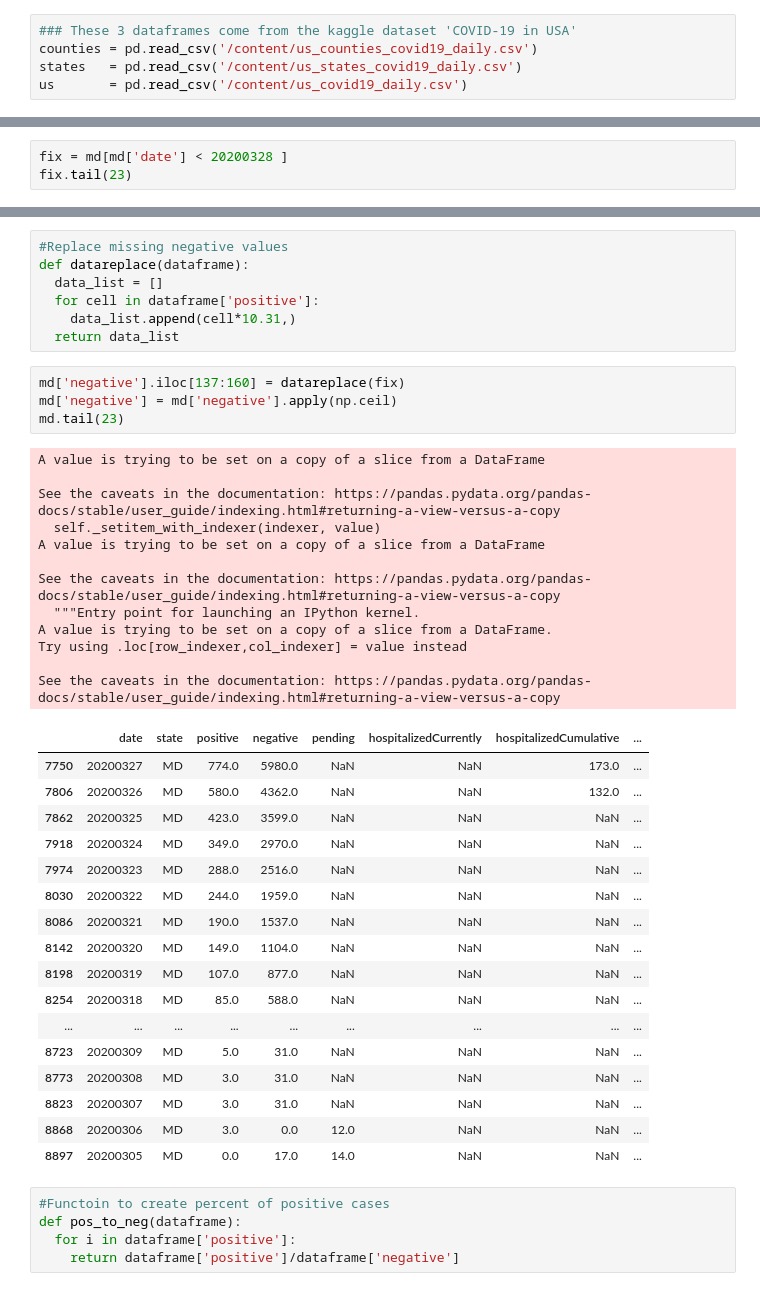
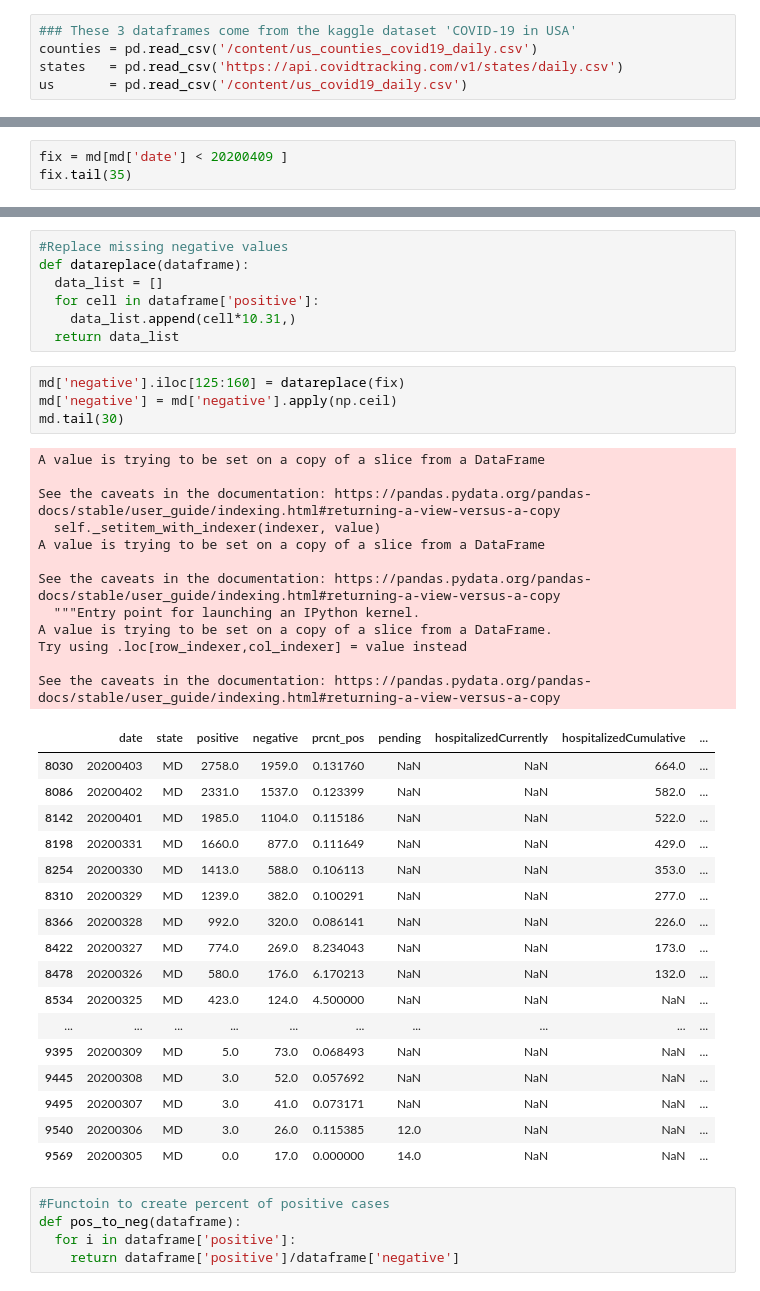
Before and after one commit to JoshuaHaga/Covid_19_sprint_1_buildwk, a Jupyter notebook: Covid_19_analysis.ipynb, the cells around one changed output, grey strips where cells are left out. Saved outputs shown, nothing was run; the diff lists cells and outputs as text.

```diff
--- a/Covid_19_analysis.ipynb
+++ b/Covid_19_analysis.ipynb
@@ -41,5 +41,5 @@ from scipy import linalg
 # %%
 ### These 3 dataframes come from the kaggle dataset 'COVID-19 in USA'
 counties = pd.read_csv('/content/us_counties_covid19_daily.csv')
-states   = pd.read_csv('/content/us_states_covid19_daily.csv')
+states   = pd.read_csv('https://api.covidtracking.com/v1/states/daily.csv')
 us       = pd.read_csv('/content/us_covid19_daily.csv')
@@ -423,6 +409,6 @@ max    2.020081e+07  586056.000000  8.717411e+06  ...            0.0     0.0
 # %%
 md = states[states['state'] == 'MD']
 # %%
-fix = md[md['date'] < 20200328 ]
-fix.tail(23)
+fix = md[md['date'] < 20200409 ]
+fix.tail(35)
 # %% [output]
@@ -451,39 +437,39 @@ def datareplace(dataframe):
     data_list.append(cell*10.31,)
   return data_list
 # %%
-md['negative'].iloc[137:160] = datareplace(fix)
+md['negative'].iloc[125:160] = datareplace(fix)
 md['negative'] = md['negative'].apply(np.ceil)
-md.tail(23)
+md.tail(30)
 # %% [output]
 A value is trying to be set on a copy of a slice from a DataFrame
 
 See the caveats in the documentation: https://pandas.pydata.org/pandas-docs/stable/user_guide/indexing.html#returning-a-view-versus-a-copy
   self._setitem_with_indexer(indexer, value)
 A value is trying to be set on a copy of a slice from a DataFrame
 
 See the caveats in the documentation: https://pandas.pydata.org/pandas-docs/stable/user_guide/indexing.html#returning-a-view-versus-a-copy
   """Entry point for launching an IPython kernel.
 A value is trying to be set on a copy of a slice from a DataFrame.
 Try using .loc[row_indexer,col_indexer] = value instead
 
 See the caveats in the documentation: https://pandas.pydata.org/pandas-docs/stable/user_guide/indexing.html#returning-a-view-versus-a-copy
-|  | date | state | positive | negative | pending | hospitalizedCurrently | hospitalizedCumulative | ... |
-| 7750 | 20200327 | MD | 774.0 | 5980.0 | NaN | NaN | 173.0 | ... |
-| 7806 | 20200326 | MD | 580.0 | 4362.0 | NaN | NaN | 132.0 | ... |
-| 7862 | 20200325 | MD | 423.0 | 3599.0 | NaN | NaN | NaN | ... |
-| 7918 | 20200324 | MD | 349.0 | 2970.0 | NaN | NaN | NaN | ... |
-| 7974 | 20200323 | MD | 288.0 | 2516.0 | NaN | NaN | NaN | ... |
-| 8030 | 20200322 | MD | 244.0 | 1959.0 | NaN | NaN | NaN | ... |
-| 8086 | 20200321 | MD | 190.0 | 1537.0 | NaN | NaN | NaN | ... |
-| 8142 | 20200320 | MD | 149.0 | 1104.0 | NaN | NaN | NaN | ... |
-| 8198 | 20200319 | MD | 107.0 | 877.0 | NaN | NaN | NaN | ... |
-| 8254 | 20200318 | MD | 85.0 | 588.0 | NaN | NaN | NaN | ... |
-| ... | ... | ... | ... | ... | ... | ... | ... | ... |
-| 8723 | 20200309 | MD | 5.0 | 31.0 | NaN | NaN | NaN | ... |
-| 8773 | 20200308 | MD | 3.0 | 31.0 | NaN | NaN | NaN | ... |
-| 8823 | 20200307 | MD | 3.0 | 31.0 | NaN | NaN | NaN | ... |
-| 8868 | 20200306 | MD | 3.0 | 0.0 | 12.0 | NaN | NaN | ... |
-| 8897 | 20200305 | MD | 0.0 | 17.0 | 14.0 | NaN | NaN | ... |
+|  | date | state | positive | negative | prcnt_pos | pending | hospitalizedCurrently | hospitalizedCumulative | ... |
+| 8030 | 20200403 | MD | 2758.0 | 1959.0 | 0.131760 | NaN | NaN | 664.0 | ... |
+| 8086 | 20200402 | MD | 2331.0 | 1537.0 | 0.123399 | NaN | NaN | 582.0 | ... |
+| 8142 | 20200401 | MD | 1985.0 | 1104.0 | 0.115186 | NaN | NaN | 522.0 | ... |
+| 8198 | 20200331 | MD | 1660.0 | 877.0 | 0.111649 | NaN | NaN | 429.0 | ... |
+| 8254 | 20200330 | MD | 1413.0 | 588.0 | 0.106113 | NaN | NaN | 353.0 | ... |
+| 8310 | 20200329 | MD | 1239.0 | 382.0 | 0.100291 | NaN | NaN | 277.0 | ... |
+| 8366 | 20200328 | MD | 992.0 | 320.0 | 0.086141 | NaN | NaN | 226.0 | ... |
+| 8422 | 20200327 | MD | 774.0 | 269.0 | 8.234043 | NaN | NaN | 173.0 | ... |
+| 8478 | 20200326 | MD | 580.0 | 176.0 | 6.170213 | NaN | NaN | 132.0 | ... |
+| 8534 | 20200325 | MD | 423.0 | 124.0 | 4.500000 | NaN | NaN | NaN | ... |
+| ... | ... | ... | ... | ... | ... | ... | ... | ... | ... |
+| 9395 | 20200309 | MD | 5.0 | 73.0 | 0.068493 | NaN | NaN | NaN | ... |
+| 9445 | 20200308 | MD | 3.0 | 52.0 | 0.057692 | NaN | NaN | NaN | ... |
+| 9495 | 20200307 | MD | 3.0 | 41.0 | 0.073171 | NaN | NaN | NaN | ... |
+| 9540 | 20200306 | MD | 3.0 | 26.0 | 0.115385 | 12.0 | NaN | NaN | ... |
+| 9569 | 20200305 | MD | 0.0 | 17.0 | 0.000000 | 14.0 | NaN | NaN | ... |
 # %%
 #Functoin to create percent of positive cases
 def pos_to_neg(dataframe):
```
Also changed, not shown: parts of 26 cells of this notebook.
